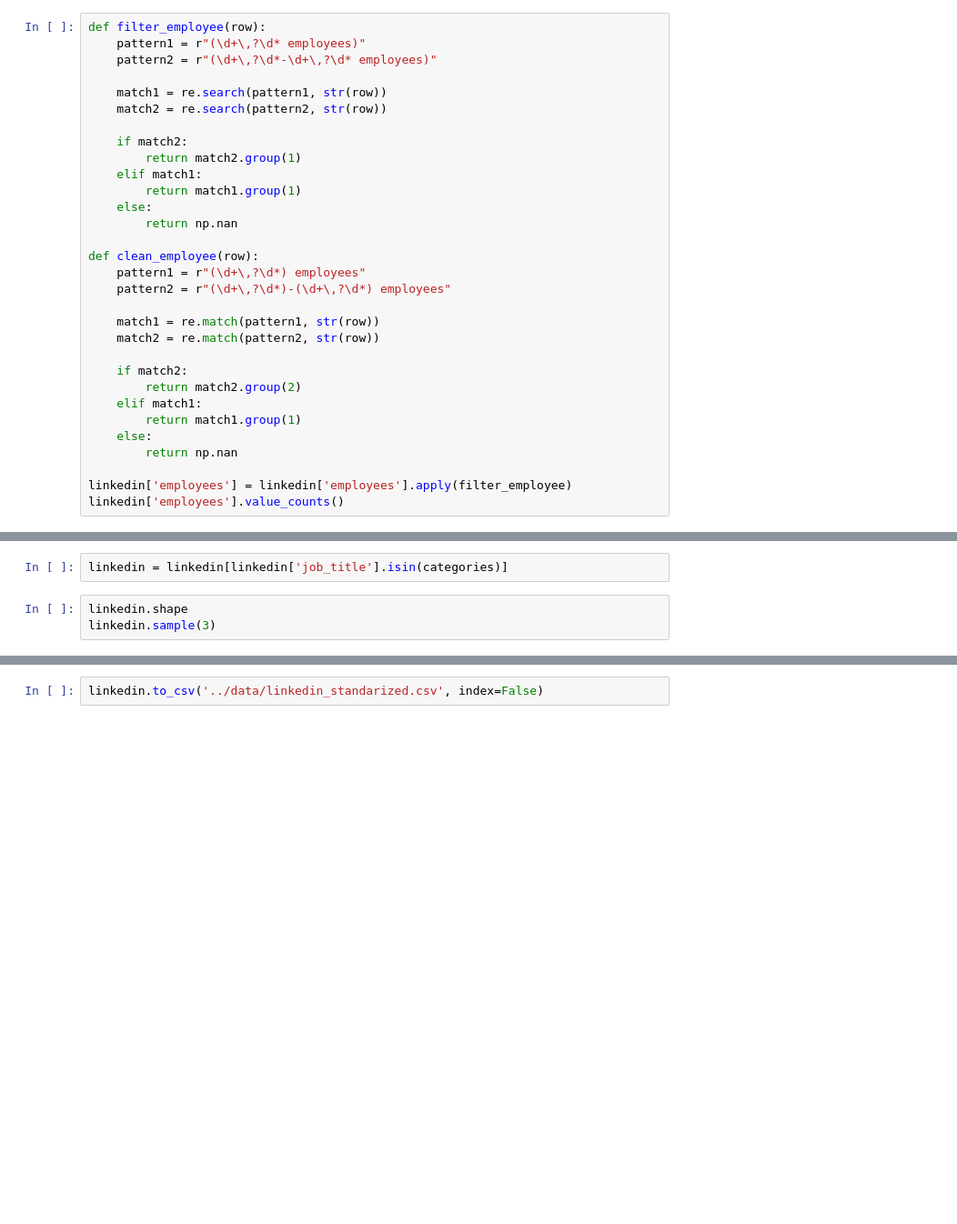
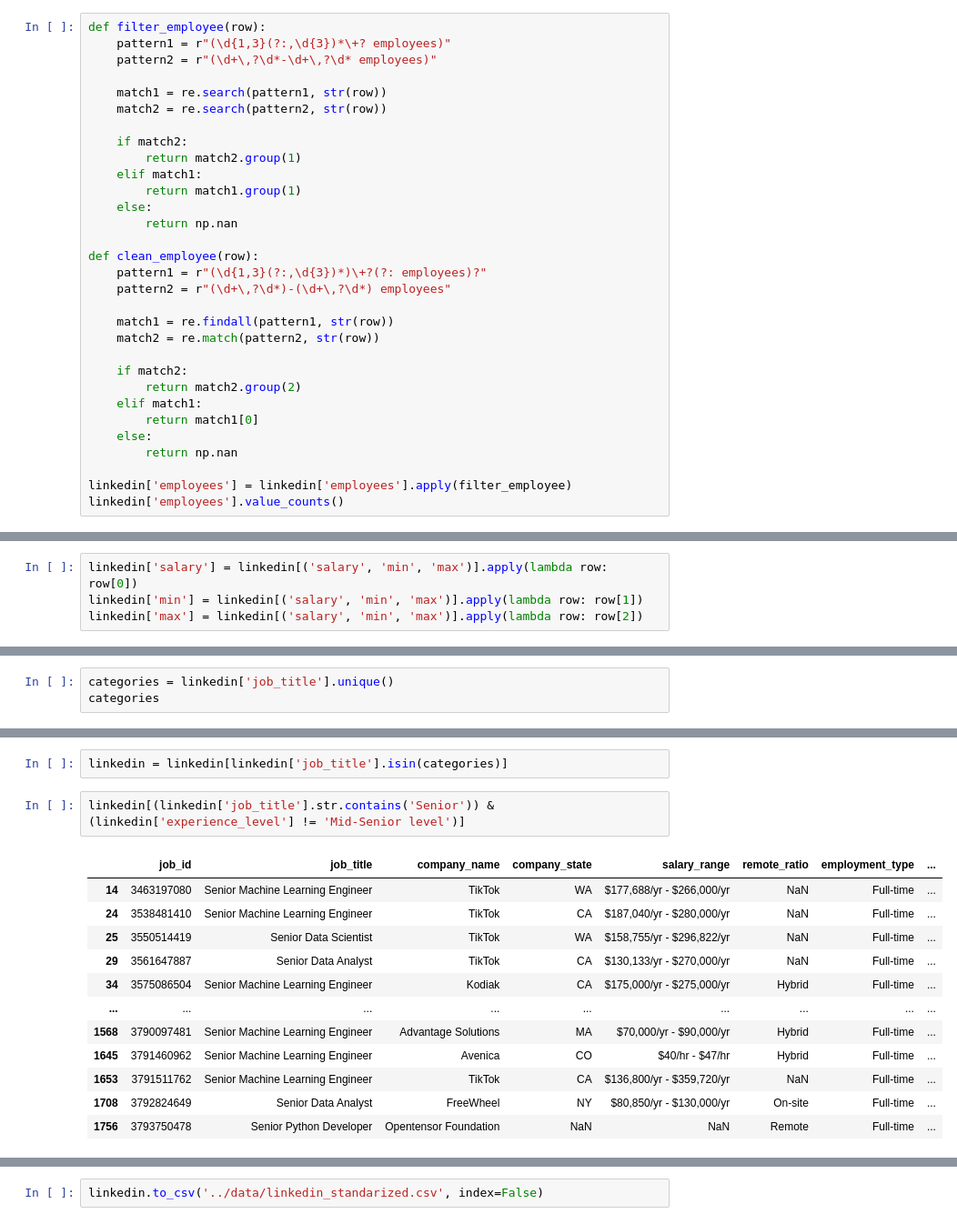
Before and after one commit to niniet98/FINAL-PROJECT, a Jupyter notebook: notebooks/04_linkedin_cleaning.ipynb, the cells around one changed output, grey strips where cells are left out. Shown at 91% size. Cells and saved outputs as stored; diff of their text form; blank space fills up the shorter version.

Commit message:
job_title column cleaned and experience_level column modified regarding job_title

```diff
--- a/notebooks/04_linkedin_cleaning.ipynb
+++ b/notebooks/04_linkedin_cleaning.ipynb
@@ -233,7 +233,7 @@ Felix Kimeu is hiring for this job                1
 Name: count, dtype: int64
 # %%
 def filter_employee(row):
-    pattern1 = r"(\d+\,?\d* employees)"
+    pattern1 = r"(\d{1,3}(?:,\d{3})*\+? employees)"
     pattern2 = r"(\d+\,?\d*-\d+\,?\d* employees)"
 
     match1 = re.search(pattern1, str(row))
@@ -247,16 +247,16 @@ def filter_employee(row):
         return np.nan
 
 def clean_employee(row):
-    pattern1 = r"(\d+\,?\d*) employees"
+    pattern1 = r"(\d{1,3}(?:,\d{3})*)\+?(?: employees)?"
     pattern2 = r"(\d+\,?\d*)-(\d+\,?\d*) employees"
 
-    match1 = re.match(pattern1, str(row))
+    match1 = re.findall(pattern1, str(row))
     match2 = re.match(pattern2, str(row))
 
     if match2:
         return match2.group(2)
     elif match1:
-        return match1.group(1)
+        return match1[0]
     else:
         return np.nan
 
@@ -377,3 +392,7 @@ linkedin.sample(5)
+# %%
+linkedin['salary'] = linkedin[('salary', 'min', 'max')].apply(lambda row: row[0])
+linkedin['min'] = linkedin[('salary', 'min', 'max')].apply(lambda row: row[1])
+linkedin['max'] = linkedin[('salary', 'min', 'max')].apply(lambda row: row[2])
 # %% [markdown]
 #### Cleaning 'job_title' column
 # %%
@@ -461,0 +503,3 @@ linkedin.shape
+# %%
+categories = linkedin['job_title'].unique()
+categories
@@ -462,5 +513,17 @@ linkedin.shape
 # %%
 linkedin = linkedin[linkedin['job_title'].isin(categories)]
-# %%
-linkedin.shape
-linkedin.sample(3)
+# %%
+linkedin[(linkedin['job_title'].str.contains('Senior')) & (linkedin['experience_level'] != 'Mid-Senior level')]
+# %% [output]
+|  | job_id | job_title | company_name | company_state | salary_range | remote_ratio | employment_type | ... |
+| 14 | 3463197080 | Senior Machine Learning Engineer | TikTok | WA | $177,688/yr - $266,000/yr | NaN | Full-time | ... |
+| 24 | 3538481410 | Senior Machine Learning Engineer | TikTok | CA | $187,040/yr - $280,000/yr | NaN | Full-time | ... |
+| 25 | 3550514419 | Senior Data Scientist | TikTok | WA | $158,755/yr - $296,822/yr | NaN | Full-time | ... |
+| 29 | 3561647887 | Senior Data Analyst | TikTok | CA | $130,133/yr - $270,000/yr | NaN | Full-time | ... |
+| 34 | 3575086504 | Senior Machine Learning Engineer | Kodiak | CA | $175,000/yr - $275,000/yr | Hybrid | Full-time | ... |
+| ... | ... | ... | ... | ... | ... | ... | ... | ... |
+| 1568 | 3790097481 | Senior Machine Learning Engineer | Advantage Solutions | MA | $70,000/yr - $90,000/yr | Hybrid | Full-time | ... |
+| 1645 | 3791460962 | Senior Machine Learning Engineer | Avenica | CO | $40/hr - $47/hr | Hybrid | Full-time | ... |
+| 1653 | 3791511762 | Senior Machine Learning Engineer | TikTok | CA | $136,800/yr - $359,720/yr | NaN | Full-time | ... |
+| 1708 | 3792824649 | Senior Data Analyst | FreeWheel | NY | $80,850/yr - $130,000/yr | On-site | Full-time | ... |
+| 1756 | 3793750478 | Senior Python Developer | Opentensor Foundation | NaN | NaN | Remote | Full-time | ... |
```
Also changed, not shown: parts of 22 cells of this notebook, 1 other file.
